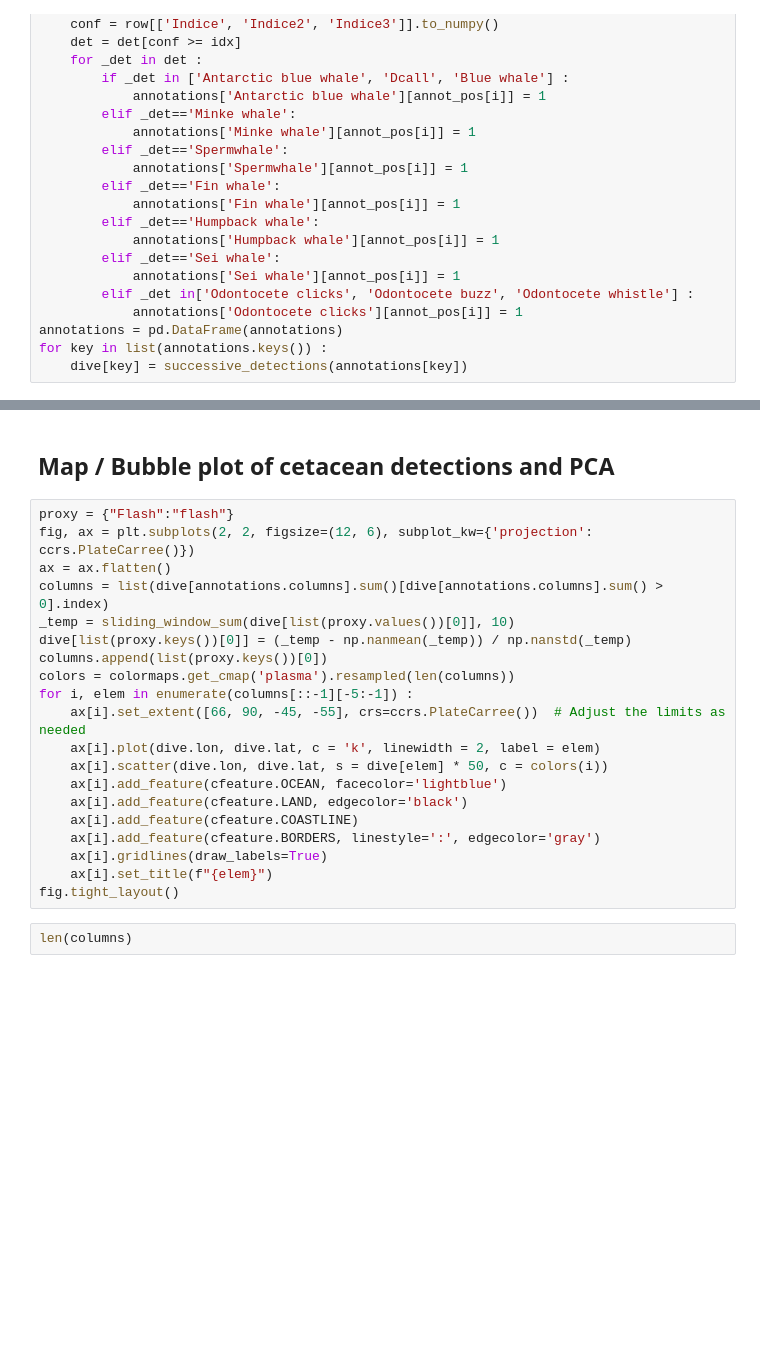
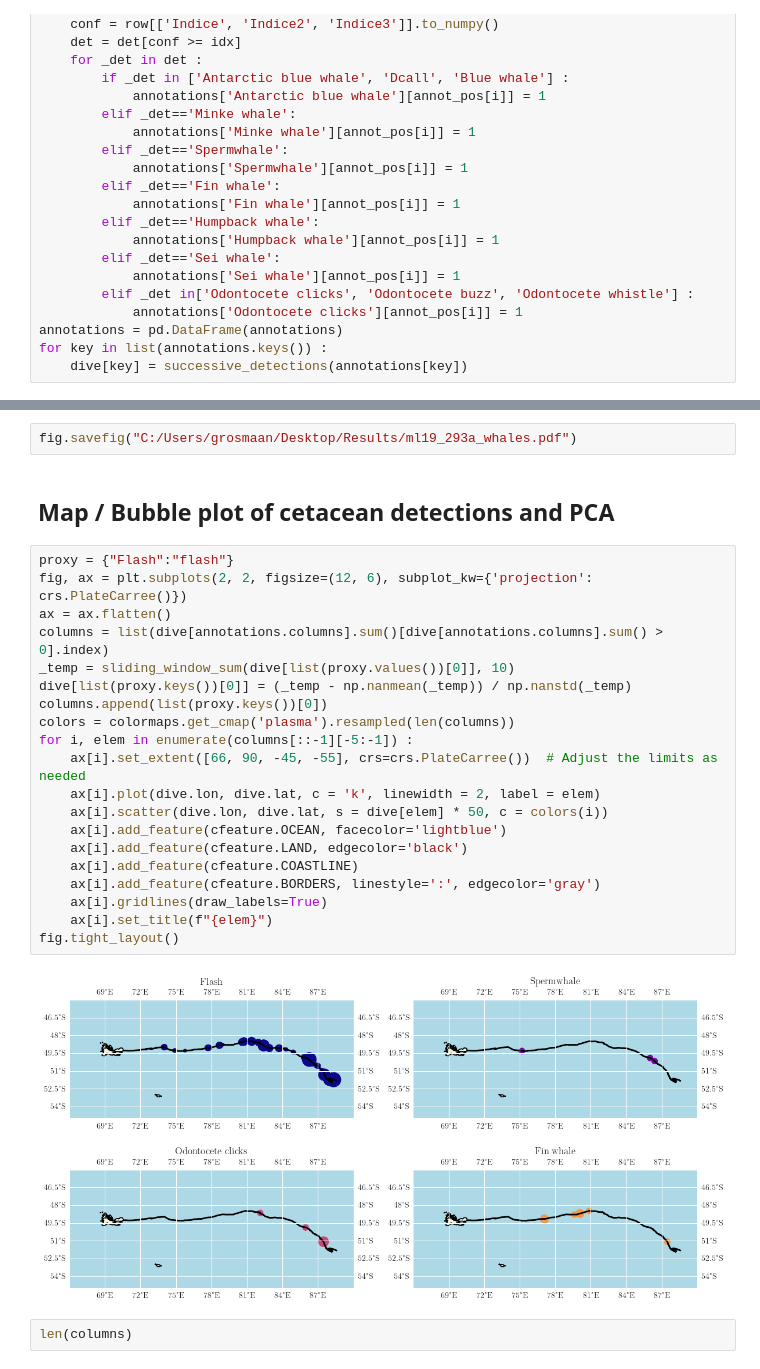
Before and after one commit to gmanatole/Biologging_Toolkit, a Jupyter notebook: notebooks/whale_detection.ipynb, the cells around one changed output, grey strips where cells are left out. Drawn from its saved outputs; the diff is of its cells as text; blank space fills up the shorter version.

```diff
--- a/notebooks/whale_detection.ipynb
+++ b/notebooks/whale_detection.ipynb
@@ -90,25 +127,29 @@ for key in list(annotations.keys()) :
+# %%
+fig.savefig("C:/Users/grosmaan/Desktop/Results/ml19_293a_whales.pdf")
 # %% [markdown]
 ## Map / Bubble plot of cetacean detections and PCA
 # %%
 proxy = {"Flash":"flash"}
-fig, ax = plt.subplots(2, 2, figsize=(12, 6), subplot_kw={'projection': ccrs.PlateCarree()})
+fig, ax = plt.subplots(2, 2, figsize=(12, 6), subplot_kw={'projection': crs.PlateCarree()})
 ax = ax.flatten()
 columns = list(dive[annotations.columns].sum()[dive[annotations.columns].sum() > 0].index)
 _temp = sliding_window_sum(dive[list(proxy.values())[0]], 10)
 dive[list(proxy.keys())[0]] = (_temp - np.nanmean(_temp)) / np.nanstd(_temp)
 columns.append(list(proxy.keys())[0])
 colors = colormaps.get_cmap('plasma').resampled(len(columns))
 for i, elem in enumerate(columns[::-1][-5:-1]) :
-    ax[i].set_extent([66, 90, -45, -55], crs=ccrs.PlateCarree())  # Adjust the limits as needed
+    ax[i].set_extent([66, 90, -45, -55], crs=crs.PlateCarree())  # Adjust the limits as needed
     ax[i].plot(dive.lon, dive.lat, c = 'k', linewidth = 2, label = elem)
     ax[i].scatter(dive.lon, dive.lat, s = dive[elem] * 50, c = colors(i))
     ax[i].add_feature(cfeature.OCEAN, facecolor='lightblue')
     ax[i].add_feature(cfeature.LAND, edgecolor='black')
     ax[i].add_feature(cfeature.COASTLINE)
     ax[i].add_feature(cfeature.BORDERS, linestyle=':', edgecolor='gray')
     ax[i].gridlines(draw_labels=True)
     ax[i].set_title(f"{elem}")
 fig.tight_layout()
+# %% [output]
+[figure, added]
 # %%
 len(columns)
 # %%
```
Also changed, not shown: parts of 20 cells of this notebook.
